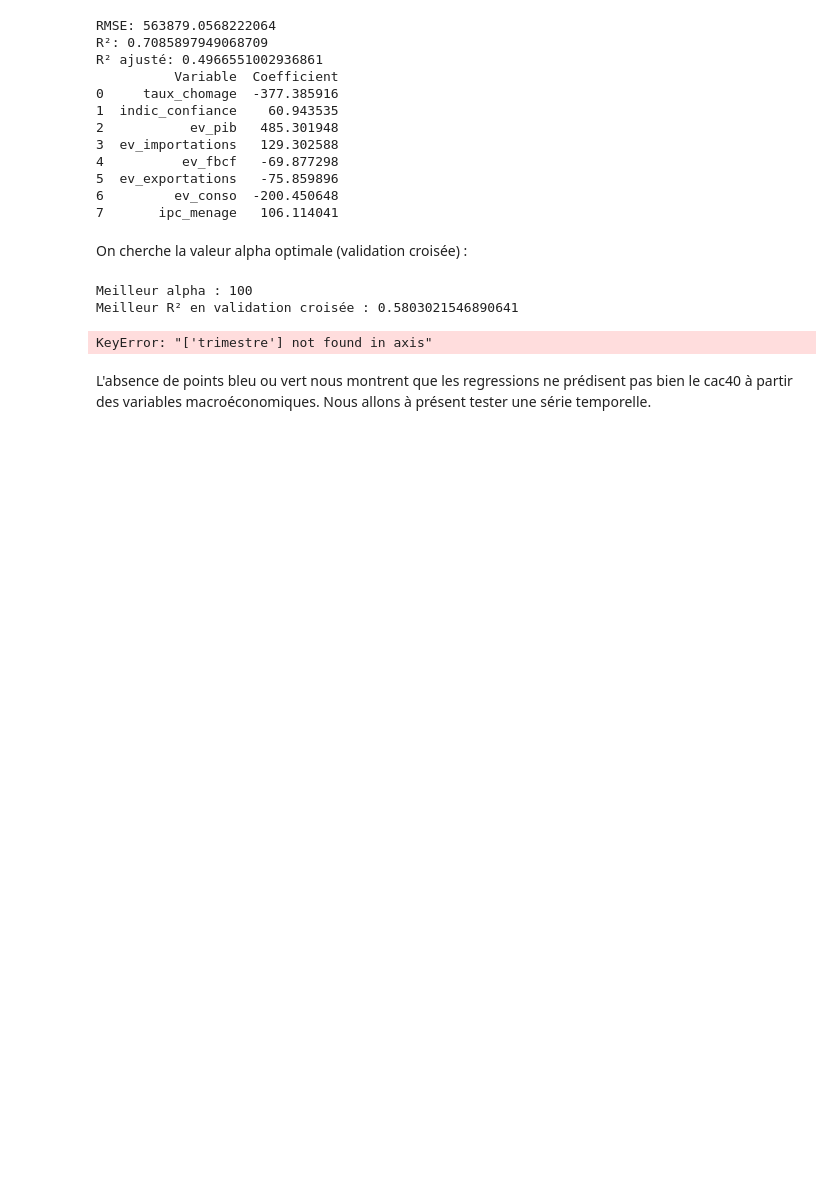
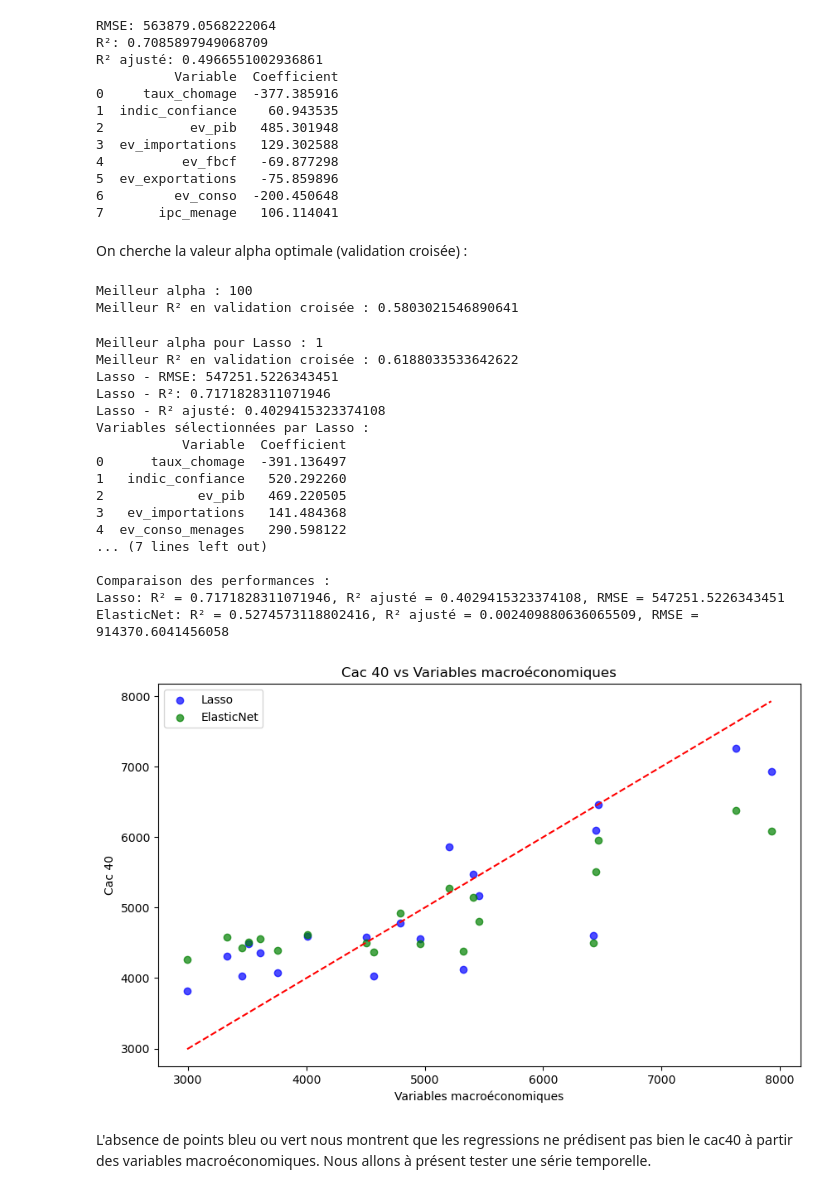
Before and after one commit to amreily/Projet-python-2A, a Jupyter notebook: Notebook_pythondata.ipynb, the cells around one changed output. Saved outputs shown, nothing was run; the diff lists cells and outputs as text; code cells hidden in the pictures; blank space fills up the shorter version.

```diff
--- a/Notebook_pythondata.ipynb
+++ b/Notebook_pythondata.ipynb
@@ -578,12 +568,7 @@ y_pred = lasso.predict(X_test)
 Meilleur alpha : 100
 Meilleur R² en validation croisée : 0.5803021546890641
 # %%
-import pandas as pd
-from sklearn.model_selection import train_test_split, GridSearchCV, cross_val_score
-from sklearn.preprocessing import StandardScaler
-from sklearn.linear_model import Lasso, ElasticNet
-from sklearn.metrics import mean_squared_error, r2_score
-
+df = df.reset_index()
 X = df.drop(columns=["Close", "trimestre"])
 y = df["Close"]
 
@@ -635,33 +620,50 @@ elastic_net = ElasticNet(alpha=best_alpha, l1_ratio=0.5, max_iter=5000, random_s
 elastic_net.fit(X_train, y_train)
 y_pred_enet = elastic_net.predict(X_test)
 
 # Calcul des métriques pour ElasticNet
 r2_enet = r2_score(y_test, y_pred_enet)
 rmse_enet = mean_squared_error(y_test, y_pred_enet)
 r2_adjusted_enet = 1 - ((1 - r2_enet) * (n - 1) / (n - p - 1))
 
 print(f"ElasticNet - RMSE: {rmse_enet}")
 print(f"ElasticNet - R²: {r2_enet}")
 print(f"ElasticNet - R² ajusté: {r2_adjusted_enet}")
 
 # Comparaison des modèles
 print("\nComparaison des performances :")
 print(f"Lasso: R² = {r2_lasso}, R² ajusté = {r2_adjusted_lasso}, RMSE = {rmse_lasso}")
 print(f"ElasticNet: R² = {r2_enet}, R² ajusté = {r2_adjusted_enet}, RMSE = {rmse_enet}")
 
 # Visualisation des prédictions (facultatif)
 import matplotlib.pyplot as plt
 
 plt.figure(figsize=(10, 6))
 plt.scatter(y_test, y_pred_lasso, alpha=0.7, label="Lasso", color='blue')
 plt.scatter(y_test, y_pred_enet, alpha=0.7, label="ElasticNet", color='green')
 plt.plot([y_test.min(), y_test.max()], [y_test.min(), y_test.max()], color='red', linestyle='--')
 plt.xlabel('Variables macroéconomiques')
 plt.ylabel('Cac 40')
 plt.title('Cac 40 vs Variables macroéconomiques')
 plt.legend()
 plt.show()
 # %% [output]
-KeyError: "['trimestre'] not found in axis"
+Meilleur alpha pour Lasso : 1
+Meilleur R² en validation croisée : 0.6188033533642622
+Lasso - RMSE: 547251.5226343451
+Lasso - R²: 0.7171828311071946
+Lasso - R² ajusté: 0.4029415323374108
+Variables sélectionnées par Lasso :
+           Variable  Coefficient
+0      taux_chomage  -391.136497
+1   indic_confiance   520.292260
+2            ev_pib   469.220505
+3   ev_importations   141.484368
+4  ev_conso_menages   290.598122
+... (7 lines left out)
+
+Comparaison des performances :
+Lasso: R² = 0.7171828311071946, R² ajusté = 0.4029415323374108, RMSE = 547251.5226343451
+ElasticNet: R² = 0.5274573118802416, R² ajusté = 0.002409880636065509, RMSE = 914370.6041456058
+[figure, added]
 # %% [markdown]
 L'absence de points bleu ou vert nous montrent que les regressions ne prédisent pas bien le cac40 à partir des variables macroéconomiques. Nous allons à présent tester une série temporelle.
```
Also changed, not shown: parts of 9 cells of this notebook.
